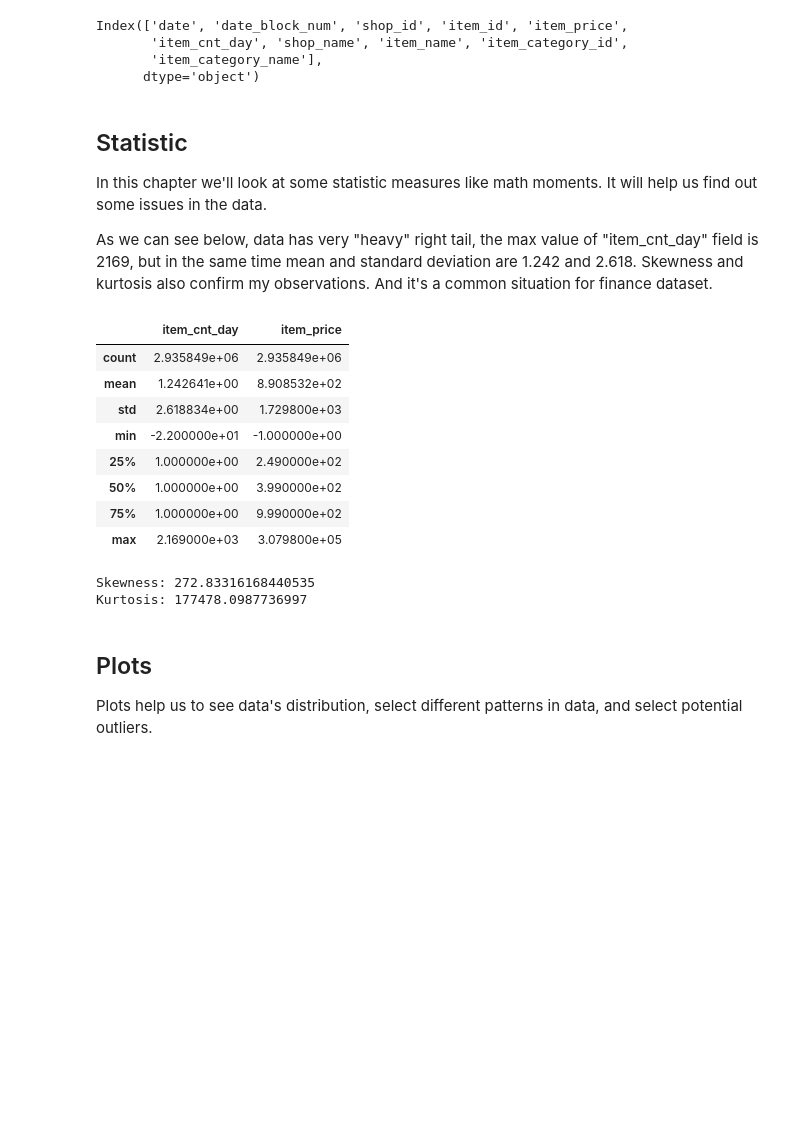
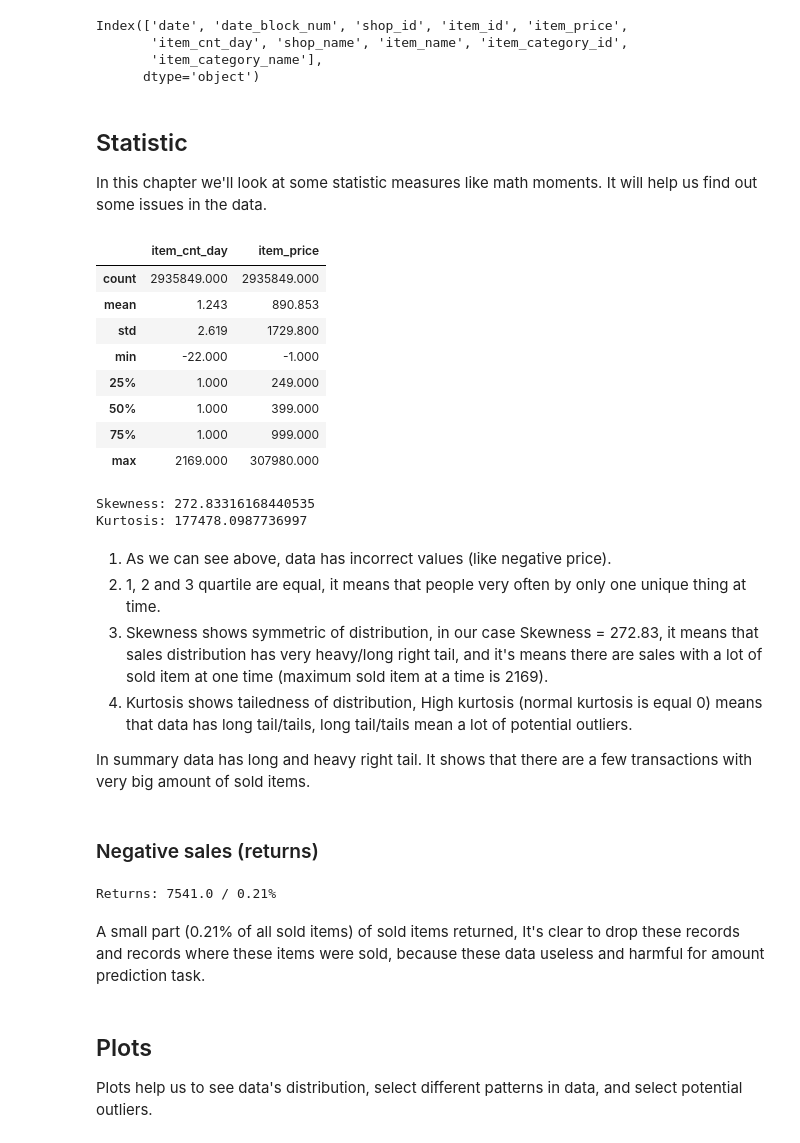
Before and after one commit to Akevilli/Internship, a Jupyter notebook: EDA.ipynb, the cells around one changed output. Drawn from its saved outputs; the diff is of its cells as text; code cells hidden in the pictures; blank space fills up the shorter version.

```diff
--- a/EDA.ipynb
+++ b/EDA.ipynb
@@ -54,0 +56,12 @@ from statsmodels.graphics.tsaplots import plot_acf, plot_pacf
+# %%
+item_categories = pd.read_csv("data/item_categories.csv")
+items = pd.read_csv("data/items.csv")
+sales_train = pd.read_csv("data/sales_train.csv", parse_dates=["date"], date_format="%d.%m.%Y")
+sample_submission = pd.read_csv("data/sample_submission.csv")
+shops = pd.read_csv("data/shops.csv")
+test = pd.read_csv("data/test.csv")
+
+items = items.merge(item_categories, how="left", on="item_category_id", validate="m:1")
+sales_train = sales_train.merge(shops, how="left", on="shop_id", validate="m:1")
+sales_train = sales_train.merge(items, how="left", on="item_id", validate="m:m")
+sales_train
@@ -55,5 +82,5 @@ from statsmodels.graphics.tsaplots import plot_acf, plot_pacf
 # %%
-df_train = pd.read_csv('data/full_train.csv')
+df_train = sales_train
 # %%
 df_train.columns
 # %% [output]
@@ -65,26 +92,41 @@ Index(['date', 'date_block_num', 'shop_id', 'item_id', 'item_price',
 ## Statistic
 
 In this chapter we'll look at some statistic measures like math moments. It will help us find out some issues in the data.
-
-As we can see below, data has very "heavy" right tail, the max value of "item_cnt_day" field is 2169, but in the same time mean and standard deviation are 1.242 and 2.618. Skewness and kurtosis also confirm my observations. And it's a common situation for finance dataset.
 # %%
-df_train[["item_cnt_day", "item_price"]].describe()
+df_train[["item_cnt_day", "item_price"]].describe().round(3)
 # %% [output]
 |  | item_cnt_day | item_price |
-| count | 2.935849e+06 | 2.935849e+06 |
-| mean | 1.242641e+00 | 8.908532e+02 |
-| std | 2.618834e+00 | 1.729800e+03 |
-| min | -2.200000e+01 | -1.000000e+00 |
-| 25% | 1.000000e+00 | 2.490000e+02 |
-| 50% | 1.000000e+00 | 3.990000e+02 |
-| 75% | 1.000000e+00 | 9.990000e+02 |
-| max | 2.169000e+03 | 3.079800e+05 |
+| count | 2935849.000 | 2935849.000 |
+| mean | 1.243 | 890.853 |
+| std | 2.619 | 1729.800 |
+| min | -22.000 | -1.000 |
+| 25% | 1.000 | 249.000 |
+| 50% | 1.000 | 399.000 |
+| 75% | 1.000 | 999.000 |
+| max | 2169.000 | 307980.000 |
 # %%
 print(f"Skewness: {df_train['item_cnt_day'].skew()}")
 print(f"Kurtosis: {df_train['item_cnt_day'].kurt()}")
 # %% [output]
 Skewness: 272.83316168440535
 Kurtosis: 177478.0987736997
+# %% [markdown]
+1. As we can see above, data has incorrect values (like negative price).
+2. 1, 2 and 3 quartile are equal, it means that people very often by only one unique thing at time.
+3. Skewness shows symmetric of distribution, in our case Skewness = 272.83, it means that sales distribution has very heavy/long right tail, and it's means there are sales with a lot of sold item at one time (maximum sold item at a time is 2169).
+4. Kurtosis shows tailedness of distribution, High kurtosis (normal kurtosis is equal 0) means that data has long tail/tails, long tail/tails mean a lot of potential outliers.
+
+In summary data has long and heavy right tail. It shows that there are a few transactions with very big amount of sold items.
+# %% [markdown]
+### Negative sales (returns)
+# %%
+returns = -df_train[df_train['item_cnt_day'] < 0]['item_cnt_day'].sum()
+
+print(f"Returns: {returns} / {returns / df_train['item_cnt_day'].sum():.2%}")
+# %% [output]
+Returns: 7541.0 / 0.21%
+# %% [markdown]
+A small part (0.21% of all sold items) of sold items returned, It's clear to drop these records and records where these items were sold, because these data useless and harmful for amount prediction task.
 # %% [markdown]
 ## Plots
 
```
Also changed, not shown: parts of 34 cells of this notebook.
